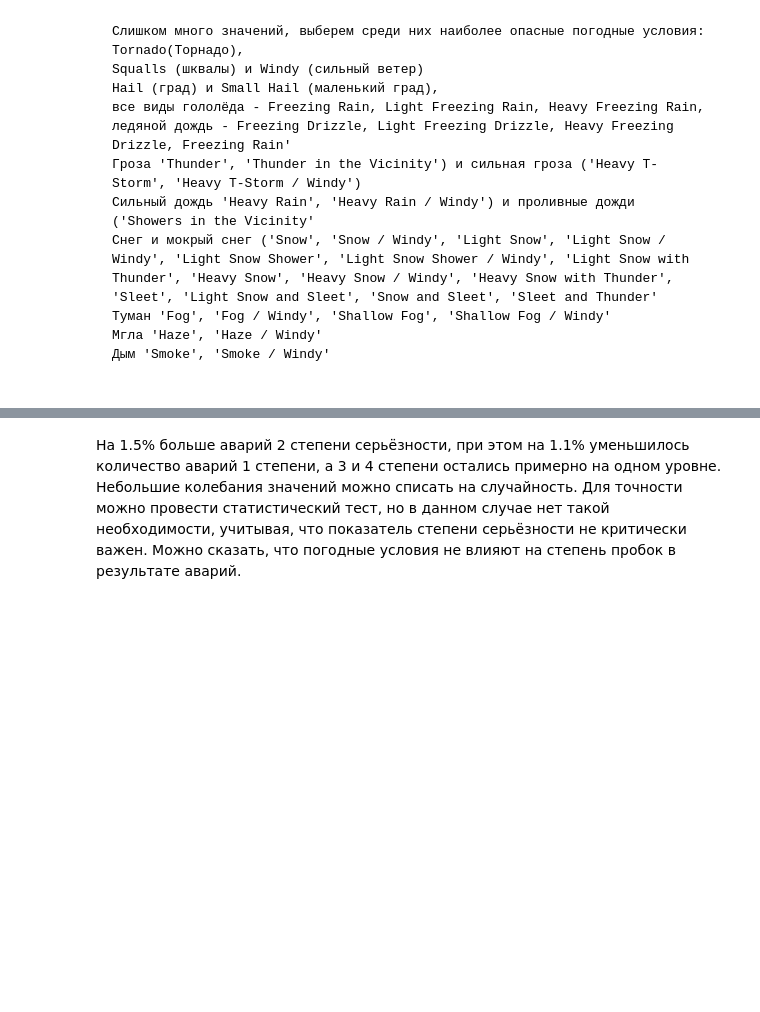
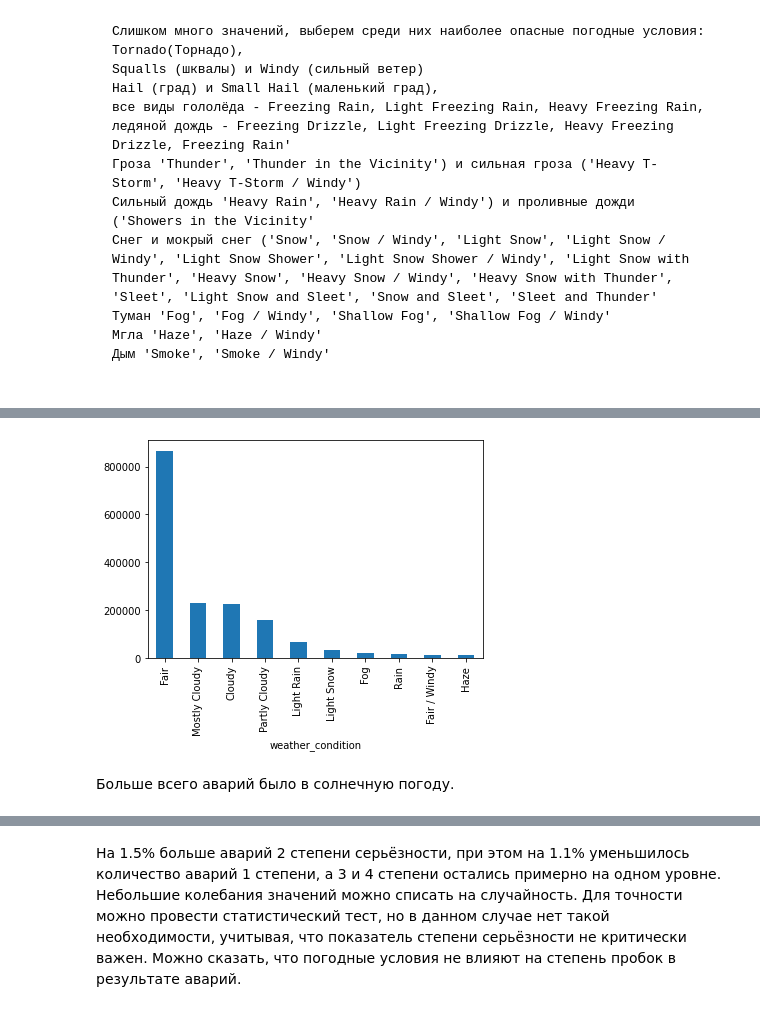
Before and after one commit to Heensz/analysis-of-accident-USA, a Jupyter notebook: анализ данных об авариях в США.ipynb, the cells around one changed output, grey strips where cells are left out. Drawn from its saved outputs; the diff is of its cells as text; code cells hidden in the pictures; blank space fills up the shorter version.

```diff
--- a/анализ данных об авариях в США.ipynb
+++ b/анализ данных об авариях в США.ipynb
@@ -339,3 +443,11 @@ road_accidents['dangerous_weather_conditions'] = False  # Инициализир
 for index, condition in road_accidents['weather_condition'].iteritems():
     if condition in dangerous_conditions:
         road_accidents.at[index, 'dangerous_weather_conditions'] = True
+# %%
+print(road_accidents['weather_timestamp'].head(10))
+#обрезать дату
+road_accidents['weather_timestamp_month'] = pd.DatetimeIndex(road_accidents['weather_timestamp']).month
+print(road_accidents['month'].head())
+#сгруппировать по месяцам
+print(road_accidents.groupby('weather_condition')['id'].count().sort_values(ascending=False).head(10).plot(kind='bar'))
+# %% [output]
@@ -342,3 +472,6 @@ for index, condition in road_accidents['weather_condition'].iteritems():
+[figure, added]
+# %% [markdown]
+Больше всего аварий было в солнечную погоду.
 # %%
 # изучим зависимоть между опасными погодными условиями и серьёзностью аварий
 road_accidents_dangerous_weather=road_accidents.query('dangerous_weather_conditions ==True')
```
Also changed, not shown: parts of 19 cells of this notebook.
